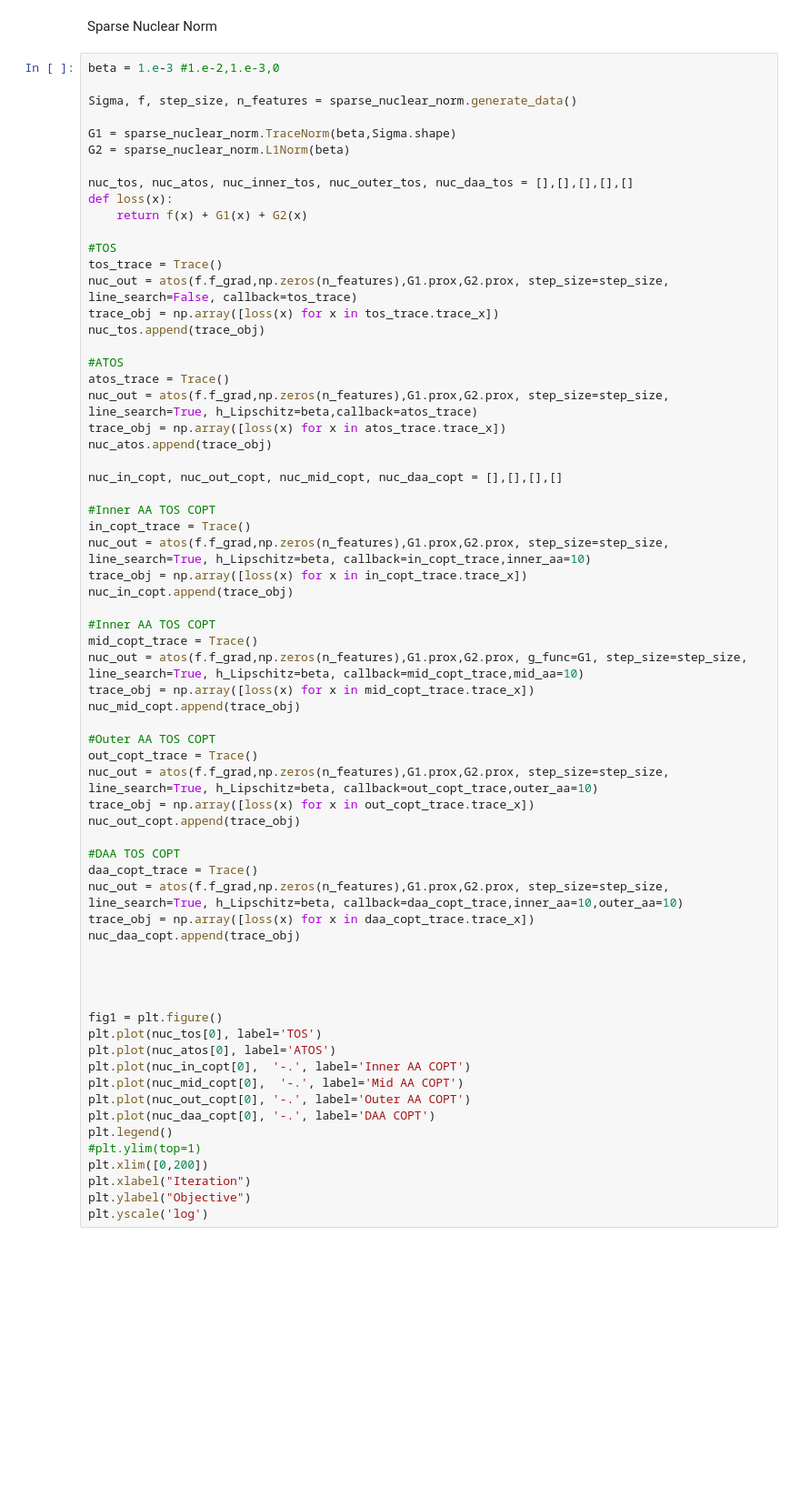
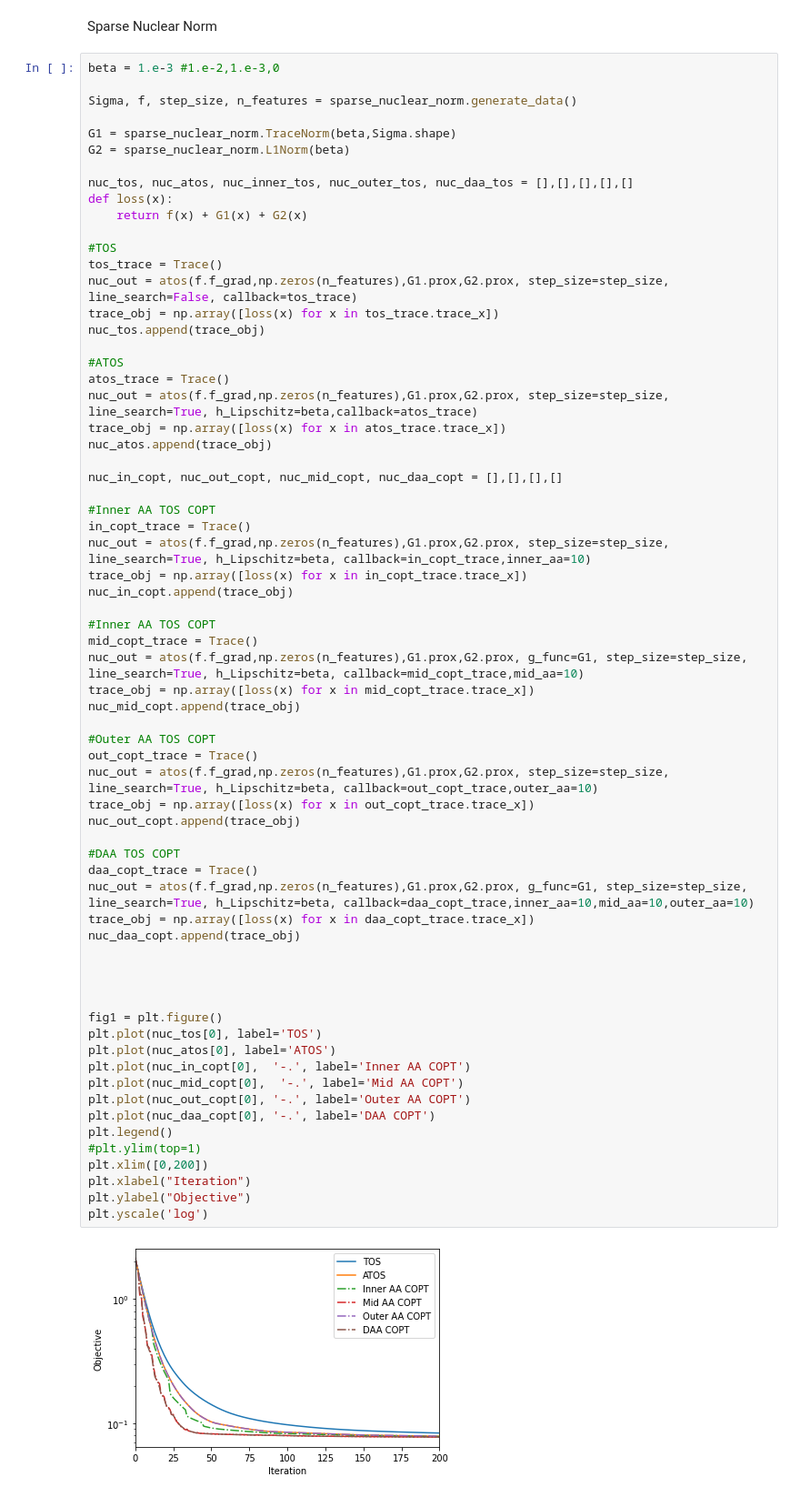
Before and after one commit to hansolsuh/aa_tos, a Jupyter notebook: AATOS.ipynb, the cells around one changed output. Shown: that part at 91% size. Drawn from its saved outputs; the diff is of its cells as text; blank space fills up the shorter version.

```diff
--- a/AATOS.ipynb
+++ b/AATOS.ipynb
@@ -513,31 +513,33 @@ nuc_out = atos(f.f_grad,np.zeros(n_features),G1.prox,G2.prox, g_func=G1, step_si
 trace_obj = np.array([loss(x) for x in mid_copt_trace.trace_x])
 nuc_mid_copt.append(trace_obj)
 
 #Outer AA TOS COPT
 out_copt_trace = Trace()
 nuc_out = atos(f.f_grad,np.zeros(n_features),G1.prox,G2.prox, step_size=step_size, line_search=True, h_Lipschitz=beta, callback=out_copt_trace,outer_aa=10)
 trace_obj = np.array([loss(x) for x in out_copt_trace.trace_x])
 nuc_out_copt.append(trace_obj)
 
 #DAA TOS COPT
 daa_copt_trace = Trace()
-nuc_out = atos(f.f_grad,np.zeros(n_features),G1.prox,G2.prox, step_size=step_size, line_search=True, h_Lipschitz=beta, callback=daa_copt_trace,inner_aa=10,outer_aa=10)
+nuc_out = atos(f.f_grad,np.zeros(n_features),G1.prox,G2.prox, g_func=G1, step_size=step_size, line_search=True, h_Lipschitz=beta, callback=daa_copt_trace,inner_aa=10,mid_aa=10,outer_aa=10)
 trace_obj = np.array([loss(x) for x in daa_copt_trace.trace_x])
 nuc_daa_copt.append(trace_obj)
 
 
 
 
 fig1 = plt.figure()
 plt.plot(nuc_tos[0], label='TOS')
 plt.plot(nuc_atos[0], label='ATOS')
 plt.plot(nuc_in_copt[0],  '-.', label='Inner AA COPT')
 plt.plot(nuc_mid_copt[0],  '-.', label='Mid AA COPT')
 plt.plot(nuc_out_copt[0], '-.', label='Outer AA COPT')
 plt.plot(nuc_daa_copt[0], '-.', label='DAA COPT')
 plt.legend()
 #plt.ylim(top=1)
 plt.xlim([0,200])
 plt.xlabel("Iteration")
 plt.ylabel("Objective")
 plt.yscale('log')
+# %% [output]
+[figure, added]
```
Also changed, not shown: parts of 6 cells of this notebook.
